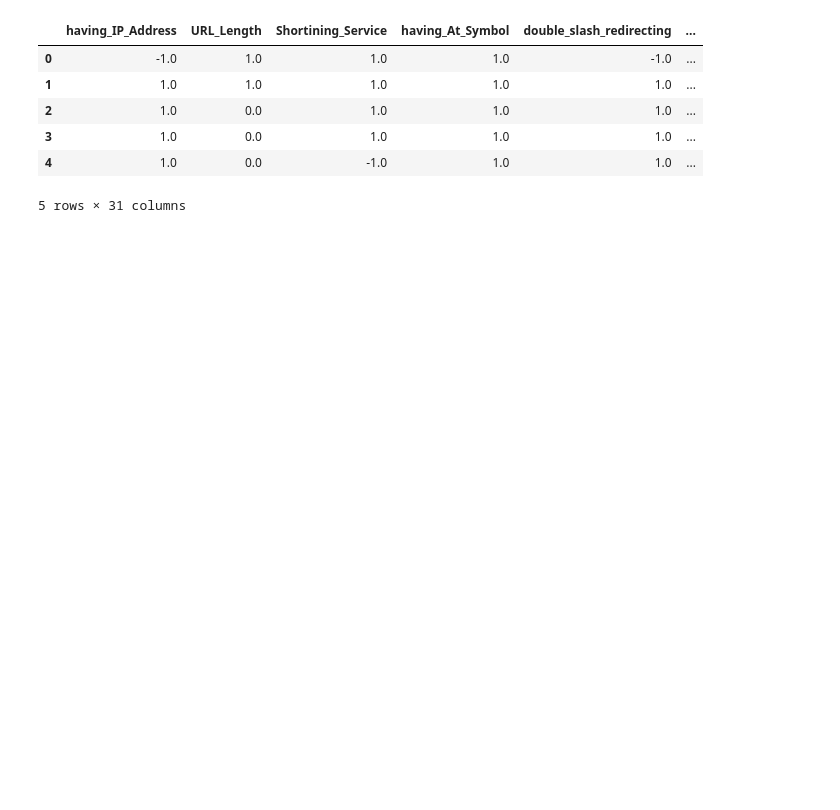
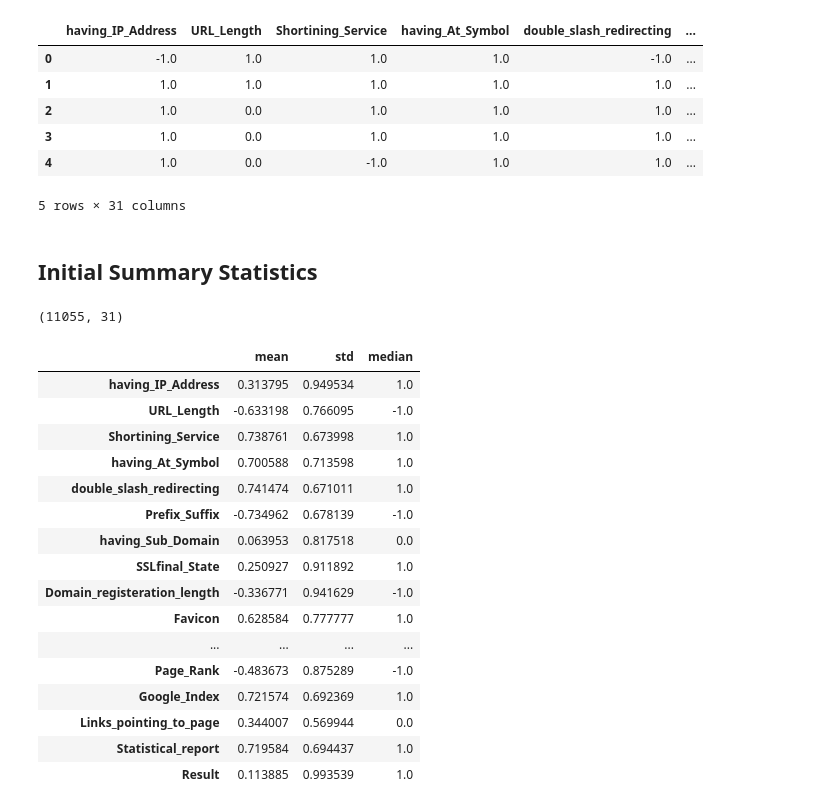
Before and after one commit to rlevv/Phishing_Email_Identification, a Jupyter notebook: PhishingScript.ipynb, the cells around one changed output. Cells and saved outputs as stored; diff of their text form; code cells hidden in the pictures; blank space fills up the shorter version.

```diff
--- a/PhishingScript.ipynb
+++ b/PhishingScript.ipynb
@@ -38,3 +42,29 @@ df.head()
 | 3 | 1.0 | 0.0 | 1.0 | 1.0 | 1.0 | ... |
 | 4 | 1.0 | 0.0 | -1.0 | 1.0 | 1.0 | ... |
 5 rows × 31 columns
+# %% [markdown]
+## Initial Summary Statistics
+# %%
+df.shape
+# %% [output]
+(11055, 31)
+# %%
+df.describe().loc[["mean", "std", "50%"]].T.rename(columns={"50%" : "median"})
+# %% [output]
+|  | mean | std | median |
+| having_IP_Address | 0.313795 | 0.949534 | 1.0 |
+| URL_Length | -0.633198 | 0.766095 | -1.0 |
+| Shortining_Service | 0.738761 | 0.673998 | 1.0 |
+| having_At_Symbol | 0.700588 | 0.713598 | 1.0 |
+| double_slash_redirecting | 0.741474 | 0.671011 | 1.0 |
+| Prefix_Suffix | -0.734962 | 0.678139 | -1.0 |
+| having_Sub_Domain | 0.063953 | 0.817518 | 0.0 |
+| SSLfinal_State | 0.250927 | 0.911892 | 1.0 |
+| Domain_registeration_length | -0.336771 | 0.941629 | -1.0 |
+| Favicon | 0.628584 | 0.777777 | 1.0 |
+| ... | ... | ... | ... |
+| Page_Rank | -0.483673 | 0.875289 | -1.0 |
+| Google_Index | 0.721574 | 0.692369 | 1.0 |
+| Links_pointing_to_page | 0.344007 | 0.569944 | 0.0 |
+| Statistical_report | 0.719584 | 0.694437 | 1.0 |
+| Result | 0.113885 | 0.993539 | 1.0 |
```
Also changed, not shown: parts of 4 cells of this notebook.
